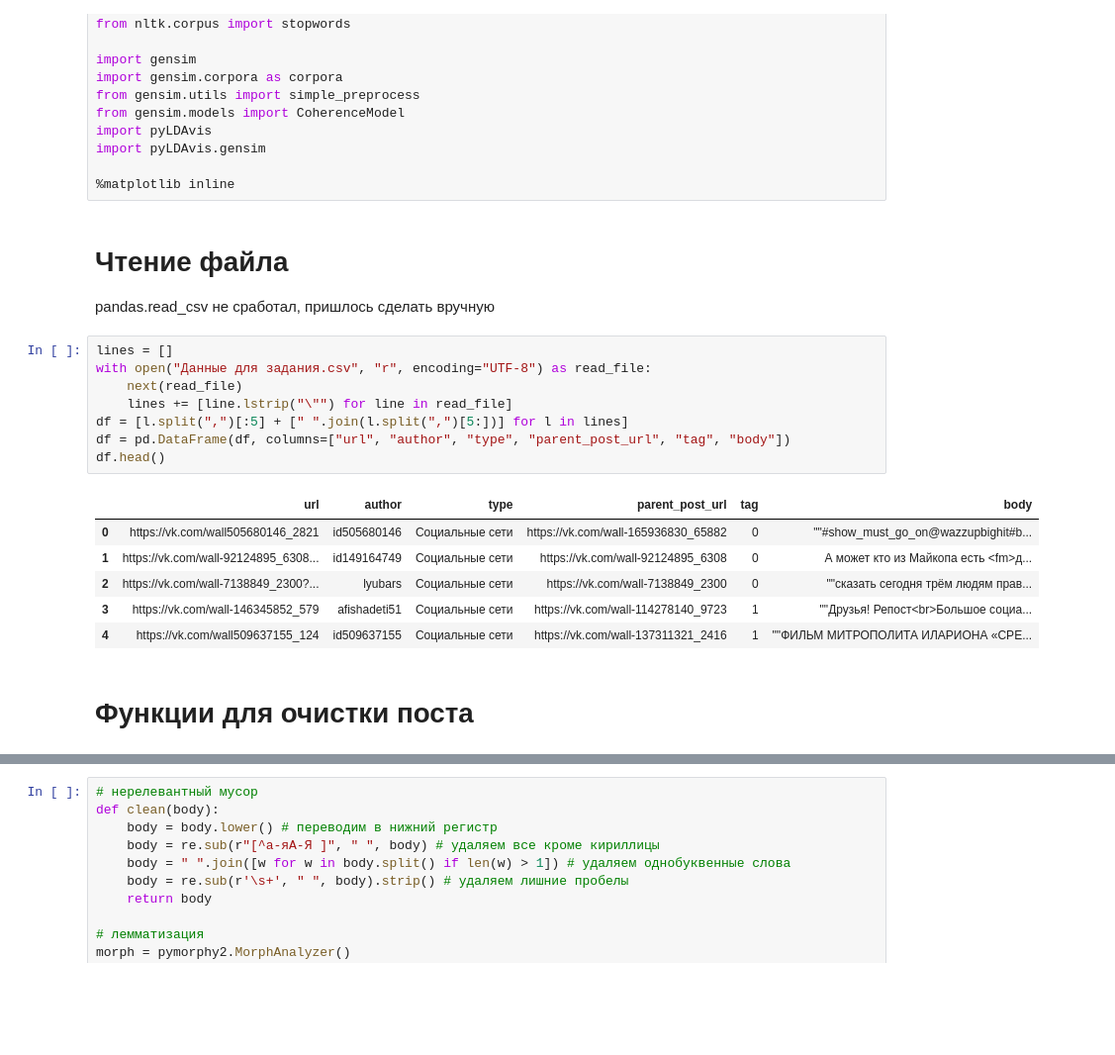
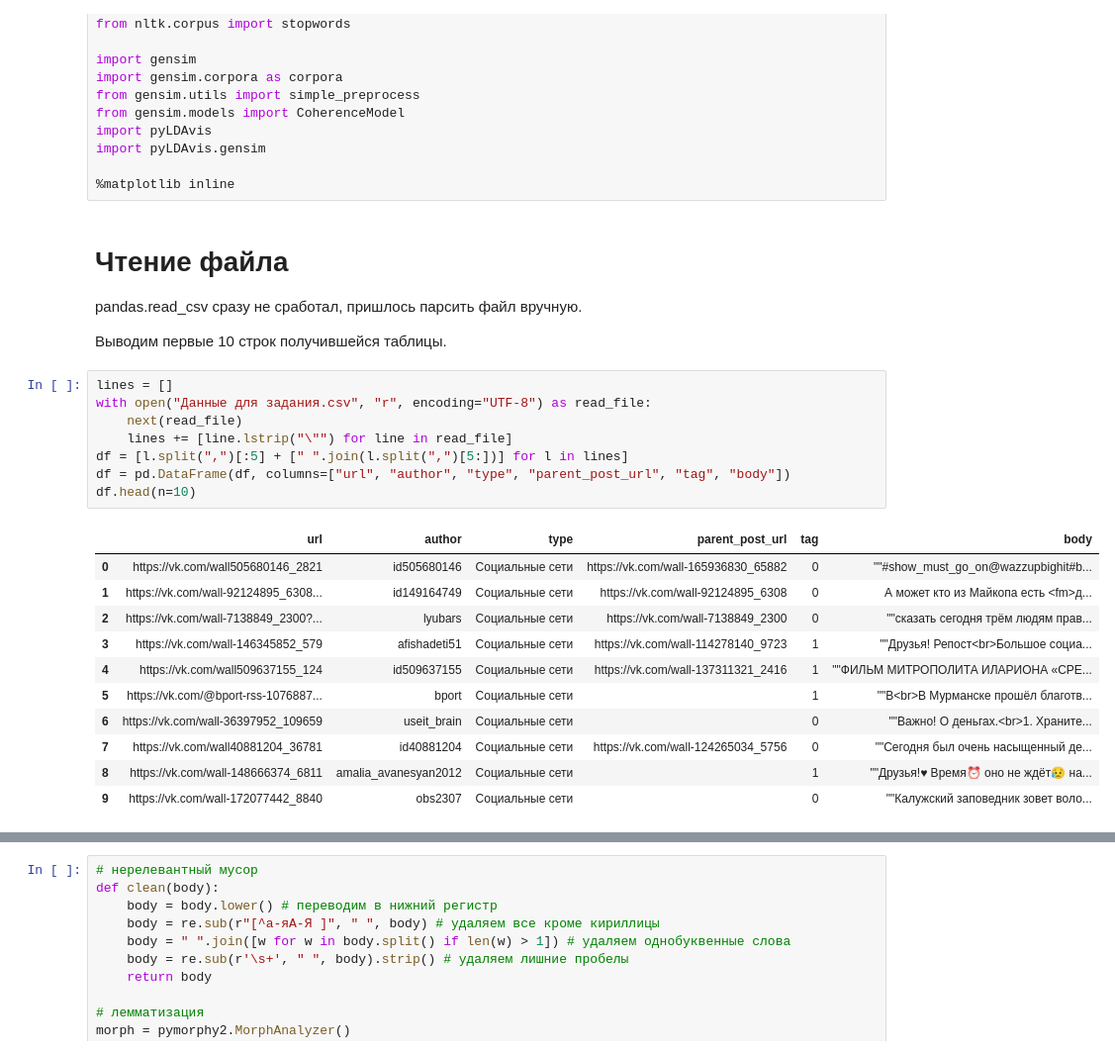
Before and after one commit to xm-repo/sirius, a Jupyter notebook: Morozov.ipynb, the cells around one changed output, grey strips where cells are left out. Shown: that part at 99% size. Drawn from its saved outputs; the diff is of its cells as text; blank space fills up the shorter version.

```diff
--- a/Morozov.ipynb
+++ b/Morozov.ipynb
@@ -17,21 +17,27 @@ import pyLDAvis.gensim
 %matplotlib inline
 # %% [markdown]
 # Чтение файла
-pandas.read_csv не сработал, пришлось сделать вручную
+pandas.read_csv сразу не сработал, пришлось парсить файл вручную.
+
+
+Выводим первые 10 строк получившейся таблицы.
 # %%
 lines = []
 with open("Данные для задания.csv", "r", encoding="UTF-8") as read_file:
     next(read_file)
     lines += [line.lstrip("\"") for line in read_file]
 df = [l.split(",")[:5] + [" ".join(l.split(",")[5:])] for l in lines]
 df = pd.DataFrame(df, columns=["url", "author", "type", "parent_post_url", "tag", "body"])
-df.head()
+df.head(n=10)
 # %% [output]
 |  | url | author | type | parent_post_url | tag | body |
 | 0 | https://vk.com/wall505680146_2821 | id505680146 | Социальные сети | https://vk.com/wall-165936830_65882 | 0 | ""#show_must_go_on@wazzupbighit#b... |
 | 1 | https://vk.com/wall-92124895_6308... | id149164749 | Социальные сети | https://vk.com/wall-92124895_6308 | 0 | А может кто из Майкопа есть <fm>д... |
 | 2 | https://vk.com/wall-7138849_2300?... | lyubars | Социальные сети | https://vk.com/wall-7138849_2300 | 0 | ""сказать сегодня трём людям прав... |
 | 3 | https://vk.com/wall-146345852_579 | afishadeti51 | Социальные сети | https://vk.com/wall-114278140_9723 | 1 | ""Друзья! Репост<br>Большое социа... |
 | 4 | https://vk.com/wall509637155_124 | id509637155 | Социальные сети | https://vk.com/wall-137311321_2416 | 1 | ""ФИЛЬМ МИТРОПОЛИТА ИЛАРИОНА «СРЕ... |
+| 5 | https://vk.com/@bport-rss-1076887... | bport | Социальные сети |  | 1 | ""В<br>В Мурманске прошёл благотв... |
+| 6 | https://vk.com/wall-36397952_109659 | useit_brain | Социальные сети |  | 0 | ""Важно! О деньгах.<br>1. Храните... |
+| 7 | https://vk.com/wall40881204_36781 | id40881204 | Социальные сети | https://vk.com/wall-124265034_5756 | 0 | ""Сегодня был очень насыщенный де... |
+| 8 | https://vk.com/wall-148666374_6811 | amalia_avanesyan2012 | Социальные сети |  | 1 | ""Друзья!♥ Время⏰ оно не ждёт😥 на... |
+| 9 | https://vk.com/wall-172077442_8840 | obs2307 | Социальные сети |  | 0 | ""Калужский заповедник зовет воло... |
-# %% [markdown]
-# Функции для очистки поста
```
Also changed, not shown: parts of 1 cell of this notebook.
